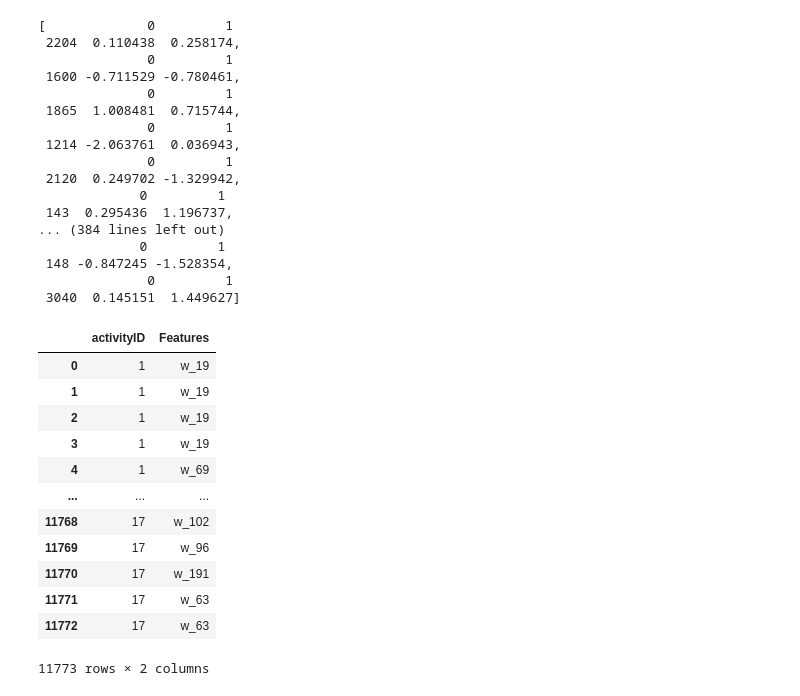
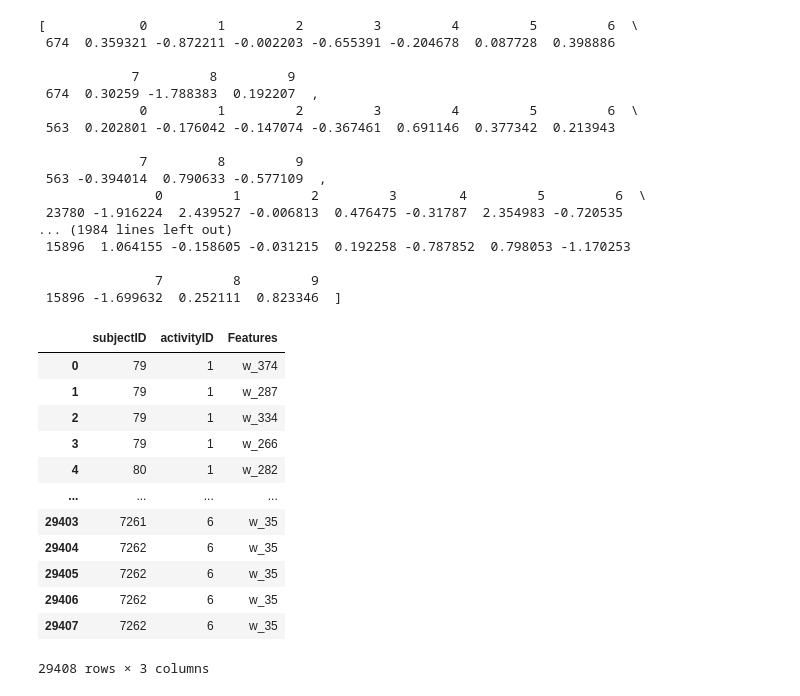
Before and after one commit to praveengadiyaram369/Activityrecognition_GaussianLDA, a Jupyter notebook: bin/kartheek/umap_gmm_clustering.ipynb, the cells around one changed output. Saved outputs shown, nothing was run; the diff lists cells and outputs as text; code cells hidden in the pictures.

```diff
--- a/bin/kartheek/umap_gmm_clustering.ipynb
+++ b/bin/kartheek/umap_gmm_clustering.ipynb
@@ -9,8 +9,8 @@ from sklearn.preprocessing import StandardScaler
 from sklearn.metrics import silhouette_score
 from sklearn.mixture import GaussianMixture
 # %%
-input_file_path = os.getcwd() + f'/../../data/sensor_features_lstm_tuned.csv'
+input_file_path = os.getcwd() + f'/../../data/UCIHAR_sensor_features_lstm_tuned_32.csv'
 main_df = pd.read_csv(input_file_path, header=None)
-main_df.rename(columns={0: 'activityID'}, inplace=True)
+main_df.rename(columns={0:'subjectID',1: 'activityID'}, inplace=True)
 main_df
 # %% [output]
@@ -77,5 +83,6 @@ array([[-3.7070086, 10.261172 ],
 # %%
-doc_df = pd.DataFrame(columns=['activityID', 'Features'])
+doc_df = pd.DataFrame(columns=['subjectID', 'activityID', 'Features'])
+doc_df['subjectID'] = main_df['subjectID'].astype(int)
 doc_df['activityID'] = main_df['activityID'].astype(int)
 doc_df
 # %% [output]
@@ -136,6 +140,6 @@ cluster count: 1000, sc: 0.393361359834671
 # %%
 cluster_centers = []
-featureVec = StandardScaler().fit_transform(umap1)
+featureVec = StandardScaler().fit_transform(umap_vec)
 model = GaussianMixture(n_components=cluster_num, random_state=2).fit(featureVec)
 
 cluster_ids = pd.DataFrame(model.predict(featureVec), columns=['cluster ID'])
@@ -150,40 +154,40 @@ for j in range(len(words)):
     cluster_centers.append(cluster_stats)
 cluster_centers
 # %% [output]
-[             0         1
- 2204  0.110438  0.258174,
-              0         1
- 1600 -0.711529 -0.780461,
-              0         1
- 1865  1.008481  0.715744,
-              0         1
- 1214 -2.063761  0.036943,
-              0         1
- 2120  0.249702 -1.329942,
-             0         1
- 143  0.295436  1.196737,
-... (384 lines left out)
-             0         1
- 148 -0.847245 -1.528354,
-              0         1
- 3040  0.145151  1.449627]
+[            0         1         2         3         4         5         6  \
+ 674  0.359321 -0.872211 -0.002203 -0.655391 -0.204678  0.087728  0.398886
+
+            7         8         9
+ 674  0.30259 -1.788383  0.192207  ,
+             0         1         2         3         4         5         6  \
+ 563  0.202801 -0.176042 -0.147074 -0.367461  0.691146  0.377342  0.213943
+
+             7         8         9
+ 563 -0.394014  0.790633 -0.577109  ,
+               0         1         2         3        4         5         6  \
+ 23780 -1.916224  2.439527 -0.006813  0.476475 -0.31787  2.354983 -0.720535
+... (1984 lines left out)
+ 15896  1.064155 -0.158605 -0.031215  0.192258 -0.787852  0.798053 -1.170253
+
+               7         8         9
+ 15896 -1.699632  0.252111  0.823346  ]
 # %%
 embeddings_filepath = os.getcwd() + f'/../../data/sub_sequence_output/word_embeddings_from_clusters.txt'
 pd.concat(cluster_centers).to_csv(embeddings_filepath, index=False, header= False)
 # %%
-doc_df['activityID'] = doc_df['activityID'].astype(int)
+#doc_df['activityID'] = doc_df['activityID'].astype(int)
 doc_df
 # %% [output]
-|  | activityID | Features |
-| 0 | 1 | w_19 |
-| 1 | 1 | w_19 |
-| 2 | 1 | w_19 |
-| 3 | 1 | w_19 |
-| 4 | 1 | w_69 |
-| ... | ... | ... |
-| 11768 | 17 | w_102 |
-| 11769 | 17 | w_96 |
-| 11770 | 17 | w_191 |
-| 11771 | 17 | w_63 |
-| 11772 | 17 | w_63 |
+|  | subjectID | activityID | Features |
+| 0 | 79 | 1 | w_374 |
+| 1 | 79 | 1 | w_287 |
+| 2 | 79 | 1 | w_334 |
+| 3 | 79 | 1 | w_266 |
+| 4 | 80 | 1 | w_282 |
+| ... | ... | ... | ... |
+| 29403 | 7261 | 6 | w_35 |
+| 29404 | 7262 | 6 | w_35 |
+| 29405 | 7262 | 6 | w_35 |
+| 29406 | 7262 | 6 | w_35 |
+| 29407 | 7262 | 6 | w_35 |
-11773 rows × 2 columns
+29408 rows × 3 columns
```
Also changed, not shown: parts of 16 cells of this notebook.
